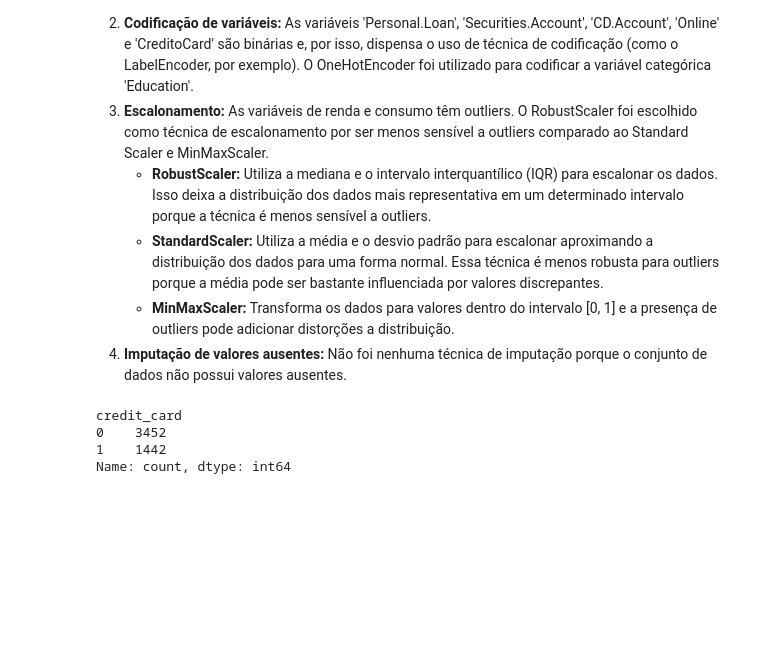
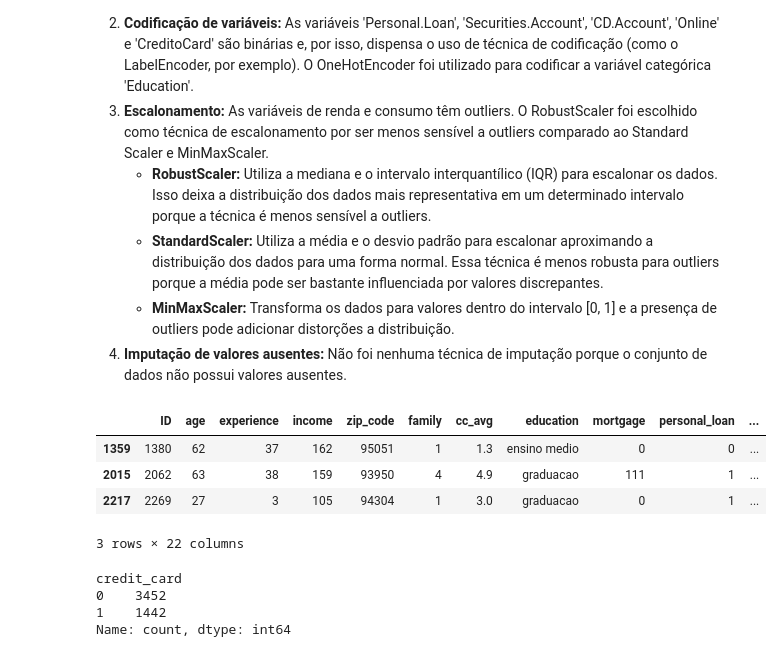
Before and after one commit to ju4nv1e1r4/credit-approval, a Jupyter notebook: src/notebooks/nb_experimento_final.ipynb, the cells around one changed output. Cells and saved outputs as stored; diff of their text form; code cells hidden in the pictures; blank space fills up the shorter version.

```diff
--- a/src/notebooks/nb_experimento_final.ipynb
+++ b/src/notebooks/nb_experimento_final.ipynb
@@ -327,6 +328,14 @@ Justificativas de algumas escolhas do pré-processamento:
 # %%
 # Modificação na variável categórica de educação
 df['education'] = df['education'].replace({1: 'ensino medio', 2: 'graduacao', 3: 'pos_graduacao'})
+# %%
+df.sample(3)
+# %% [output]
+|  | ID | age | experience | income | zip_code | family | cc_avg | education | mortgage | personal_loan | ... |
+| 1359 | 1380 | 62 | 37 | 162 | 95051 | 1 | 1.3 | ensino medio | 0 | 0 | ... |
+| 2015 | 2062 | 63 | 38 | 159 | 93950 | 4 | 4.9 | graduacao | 111 | 1 | ... |
+| 2217 | 2269 | 27 | 3 | 105 | 94304 | 1 | 3.0 | graduacao | 0 | 1 | ... |
+3 rows × 22 columns
 # %%
 df['credit_card'].value_counts()
 # %% [output]
```
Also changed, not shown: parts of 17 cells of this notebook.
